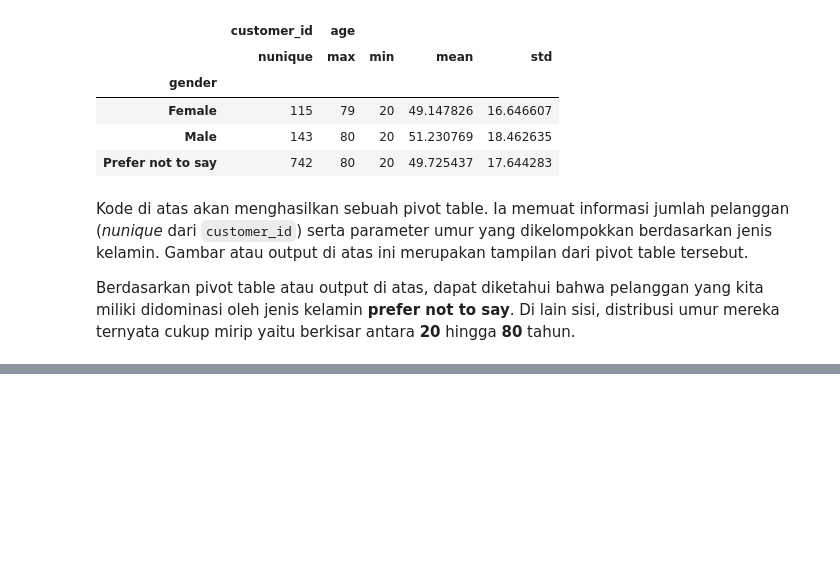
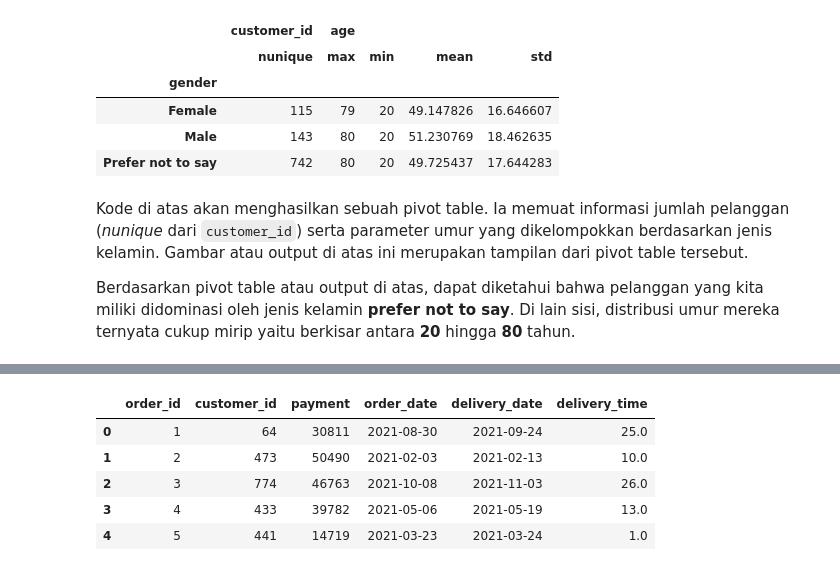
Before and after one commit to LatiefDataVisionary/data-analyst-with-python-dicoding, a Jupyter notebook: LatExploratoryDataAnalysisDicoding.ipynb, the cells around one changed output, grey strips where cells are left out. Drawn from its saved outputs; the diff is of its cells as text; code cells hidden in the pictures; blank space fills up the shorter version.

```diff
--- a/LatExploratoryDataAnalysisDicoding.ipynb
+++ b/LatExploratoryDataAnalysisDicoding.ipynb
@@ -656,0 +699,12 @@ Berdasarkan pivot table atau output di atas, dapat diketahui bahwa pelanggan yan
+# %%
+delivery_time = orders_df["delivery_date"] - orders_df["order_date"]
+delivery_time = delivery_time.apply(lambda x: x.total_seconds())
+orders_df["delivery_time"] = round(delivery_time/86400)
+orders_df.head()
+# %% [output]
+|  | order_id | customer_id | payment | order_date | delivery_date | delivery_time |
+| 0 | 1 | 64 | 30811 | 2021-08-30 | 2021-09-24 | 25.0 |
+| 1 | 2 | 473 | 50490 | 2021-02-03 | 2021-02-13 | 10.0 |
+| 2 | 3 | 774 | 46763 | 2021-10-08 | 2021-11-03 | 26.0 |
+| 3 | 4 | 433 | 39782 | 2021-05-06 | 2021-05-19 | 13.0 |
+| 4 | 5 | 441 | 14719 | 2021-03-23 | 2021-03-24 | 1.0 |
```
Also changed, not shown: parts of 8 cells of this notebook.
